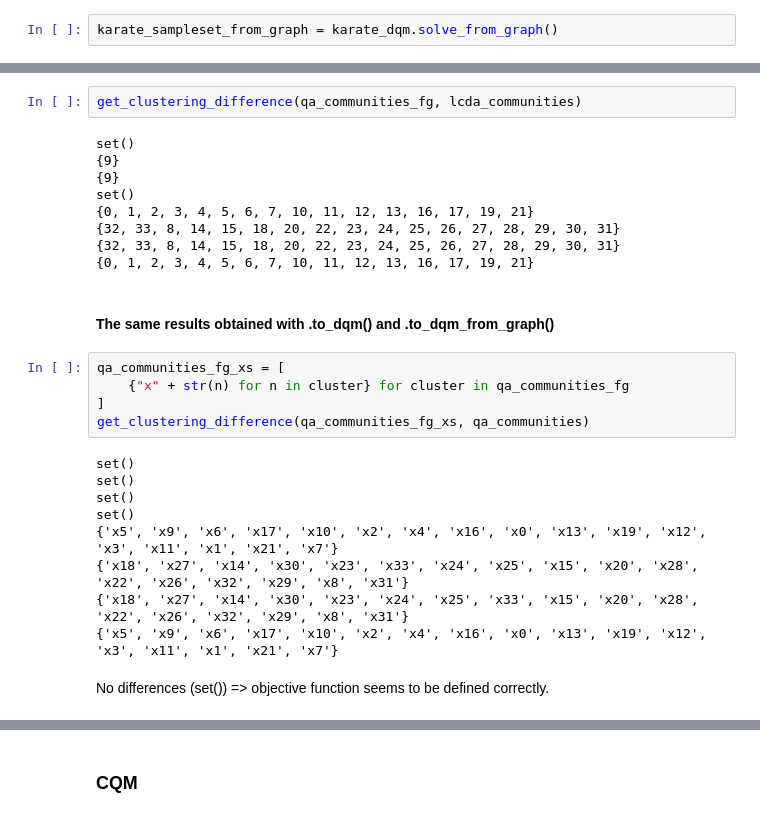
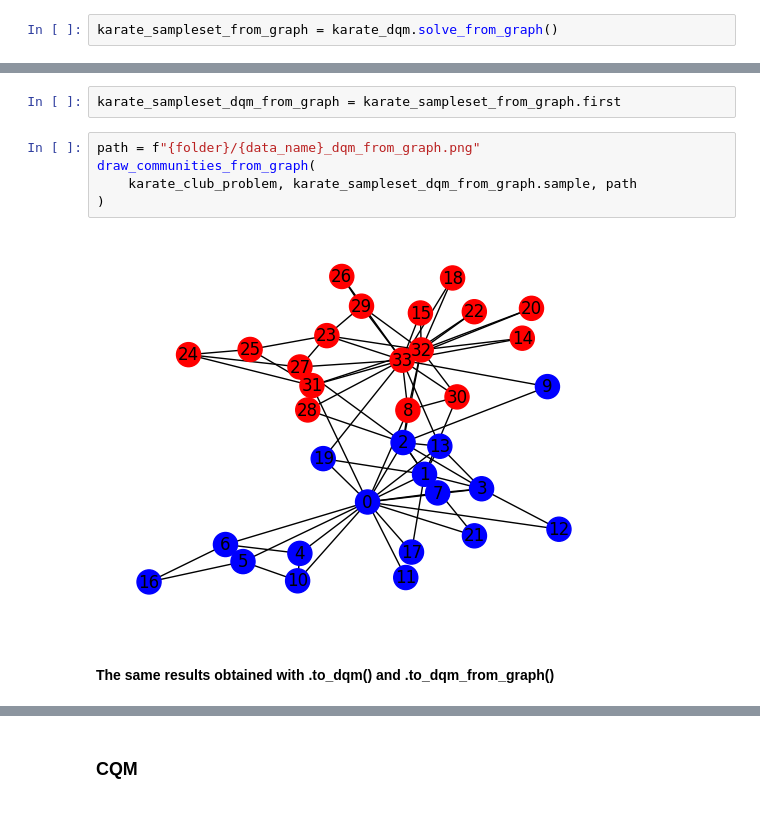
Before and after one commit to qc-lab/QHyper, a Jupyter notebook: demo/karate_club_demo.ipynb, the cells around one changed output, grey strips where cells are left out. Cells and saved outputs as stored; diff of their text form.

```diff
--- a/demo/karate_club_demo.ipynb
+++ b/demo/karate_club_demo.ipynb
@@ -137,29 +164,11 @@ draw_communities_from_graph(sample_fg)
-# %%
-get_clustering_difference(qa_communities_fg, lcda_communities)
-# %% [output]
-set()
-{9}
-{9}
-set()
-{0, 1, 2, 3, 4, 5, 6, 7, 10, 11, 12, 13, 16, 17, 19, 21}
-{32, 33, 8, 14, 15, 18, 20, 22, 23, 24, 25, 26, 27, 28, 29, 30, 31}
-{32, 33, 8, 14, 15, 18, 20, 22, 23, 24, 25, 26, 27, 28, 29, 30, 31}
-{0, 1, 2, 3, 4, 5, 6, 7, 10, 11, 12, 13, 16, 17, 19, 21}
+# %%
+karate_sampleset_dqm_from_graph = karate_sampleset_from_graph.first
+# %%
+path = f"{folder}/{data_name}_dqm_from_graph.png"
+draw_communities_from_graph(
+    karate_club_problem, karate_sampleset_dqm_from_graph.sample, path
+)
+# %% [output]
+[figure, added]
 # %% [markdown]
 #### The same results obtained with .to_dqm() and .to_dqm_from_graph()
-# %%
-qa_communities_fg_xs = [
-    {"x" + str(n) for n in cluster} for cluster in qa_communities_fg
-]
-get_clustering_difference(qa_communities_fg_xs, qa_communities)
-# %% [output]
-set()
-set()
-set()
-set()
-{'x5', 'x9', 'x6', 'x17', 'x10', 'x2', 'x4', 'x16', 'x0', 'x13', 'x19', 'x12', 'x3', 'x11', 'x1', 'x21', 'x7'}
-{'x18', 'x27', 'x14', 'x30', 'x23', 'x33', 'x24', 'x25', 'x15', 'x20', 'x28', 'x22', 'x26', 'x32', 'x29', 'x8', 'x31'}
-{'x18', 'x27', 'x14', 'x30', 'x23', 'x24', 'x25', 'x33', 'x15', 'x20', 'x28', 'x22', 'x26', 'x32', 'x29', 'x8', 'x31'}
-{'x5', 'x9', 'x6', 'x17', 'x10', 'x2', 'x4', 'x16', 'x0', 'x13', 'x19', 'x12', 'x3', 'x11', 'x1', 'x21', 'x7'}
-# %% [markdown]
-No differences (set()) => objective function seems to be defined correctly.
```
Also changed, not shown: parts of 37 cells of this notebook, 19 other files.
